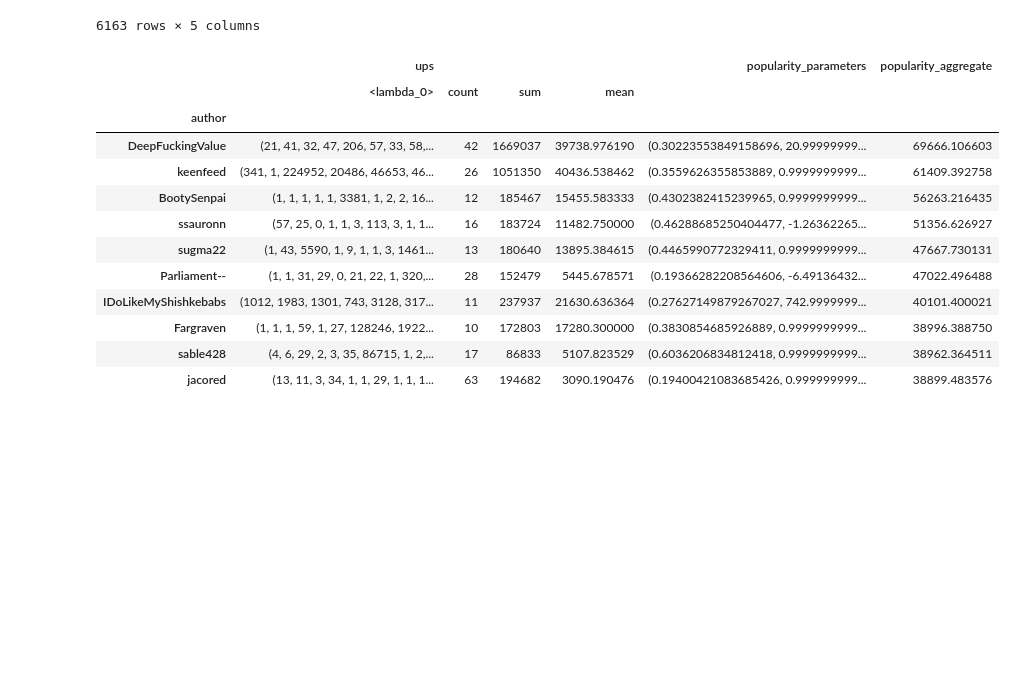
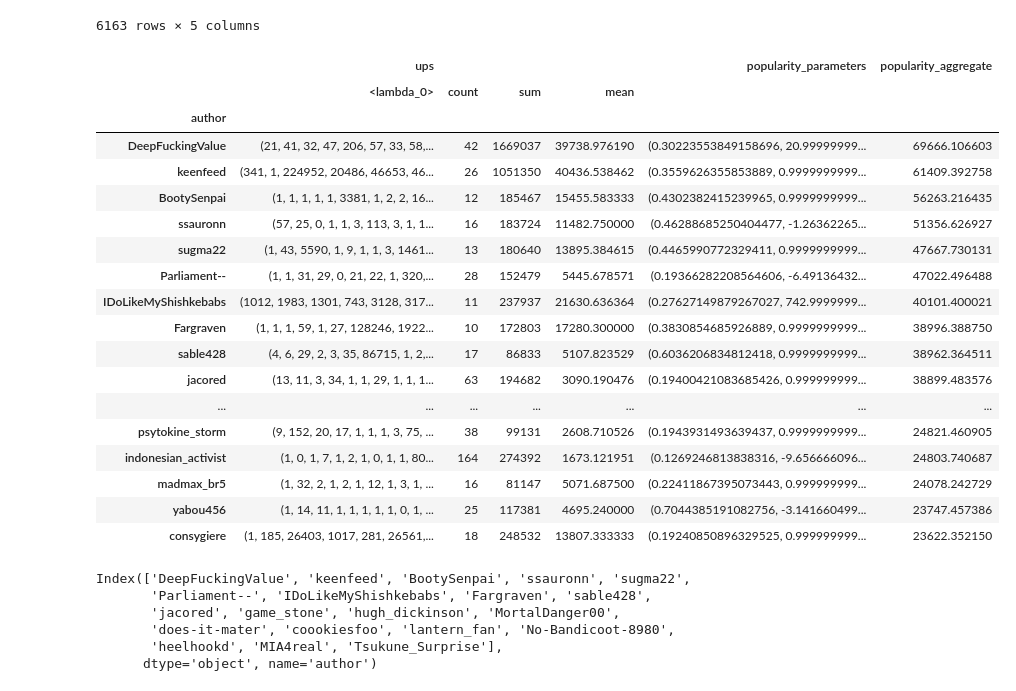
Before and after one commit to ElleNajt/ErdosInstitute-SIG_Project, a Jupyter notebook: Feature_Design/author_popularity.ipynb, the cells around one changed output. Saved outputs shown, nothing was run; the diff lists cells and outputs as text; code cells hidden in the pictures; blank space fills up the shorter version.

```diff
--- a/Feature_Design/author_popularity.ipynb
+++ b/Feature_Design/author_popularity.ipynb
@@ -66,18 +65,33 @@ def convert_to_mean( params):
 
 author_df['popularity_aggregate'] = author_df['popularity_parameters'].apply(convert_to_mean)
 # %%
-author_df.sort_values(by = 'popularity_aggregate', ascending = False).head(10)
+author_df.sort_values(by = 'popularity_aggregate', ascending = False).head(25)
 # %% [output]
 |  | ups |  |  |  | popularity_parameters | popularity_aggregate |
 |  | <lambda_0> | count | sum | mean |  |  |
 | author |  |  |  |  |  |  |
 | DeepFuckingValue | (21, 41, 32, 47, 206, 57, 33, 58,... | 42 | 1669037 | 39738.976190 | (0.30223553849158696, 20.99999999... | 69666.106603 |
 | keenfeed | (341, 1, 224952, 20486, 46653, 46... | 26 | 1051350 | 40436.538462 | (0.3559626355853889, 0.9999999999... | 61409.392758 |
 | BootySenpai | (1, 1, 1, 1, 1, 3381, 1, 2, 2, 16... | 12 | 185467 | 15455.583333 | (0.4302382415239965, 0.9999999999... | 56263.216435 |
 | ssauronn | (57, 25, 0, 1, 1, 3, 113, 3, 1, 1... | 16 | 183724 | 11482.750000 | (0.46288685250404477, -1.26362265... | 51356.626927 |
 | sugma22 | (1, 43, 5590, 1, 9, 1, 1, 3, 1461... | 13 | 180640 | 13895.384615 | (0.4465990772329411, 0.9999999999... | 47667.730131 |
 | Parliament-- | (1, 1, 31, 29, 0, 21, 22, 1, 320,... | 28 | 152479 | 5445.678571 | (0.19366282208564606, -6.49136432... | 47022.496488 |
 | IDoLikeMyShishkebabs | (1012, 1983, 1301, 743, 3128, 317... | 11 | 237937 | 21630.636364 | (0.27627149879267027, 742.9999999... | 40101.400021 |
 | Fargraven | (1, 1, 1, 59, 1, 27, 128246, 1922... | 10 | 172803 | 17280.300000 | (0.3830854685926889, 0.9999999999... | 38996.388750 |
 | sable428 | (4, 6, 29, 2, 3, 35, 86715, 1, 2,... | 17 | 86833 | 5107.823529 | (0.6036206834812418, 0.9999999999... | 38962.364511 |
 | jacored | (13, 11, 3, 34, 1, 1, 29, 1, 1, 1... | 63 | 194682 | 3090.190476 | (0.19400421083685426, 0.999999999... | 38899.483576 |
+| ... | ... | ... | ... | ... | ... | ... |
+| psytokine_storm | (9, 152, 20, 17, 1, 1, 1, 3, 75, ... | 38 | 99131 | 2608.710526 | (0.1943931493639437, 0.9999999999... | 24821.460905 |
+| indonesian_activist | (1, 0, 1, 7, 1, 2, 1, 0, 1, 1, 80... | 164 | 274392 | 1673.121951 | (0.1269246813838316, -9.656666096... | 24803.740687 |
+| madmax_br5 | (1, 32, 2, 1, 2, 1, 12, 1, 3, 1, ... | 16 | 81147 | 5071.687500 | (0.22411867395073443, 0.999999999... | 24078.242729 |
+| yabou456 | (1, 14, 11, 1, 1, 1, 1, 1, 0, 1, ... | 25 | 117381 | 4695.240000 | (0.7044385191082756, -3.141660499... | 23747.457386 |
+| consygiere | (1, 185, 26403, 1017, 281, 26561,... | 18 | 248532 | 13807.333333 | (0.19240850896329525, 0.999999999... | 23622.352150 |
+# %%
+author_df.sort_values(by = 'popularity_aggregate', ascending = False).index[:20]
+# %% [output]
+Index(['DeepFuckingValue', 'keenfeed', 'BootySenpai', 'ssauronn', 'sugma22',
+       'Parliament--', 'IDoLikeMyShishkebabs', 'Fargraven', 'sable428',
+       'jacored', 'game_stone', 'hugh_dickinson', 'MortalDanger00',
+       'does-it-mater', 'coookiesfoo', 'lantern_fan', 'No-Bandicoot-8980',
+       'heelhookd', 'MIA4real', 'Tsukune_Surprise'],
+      dtype='object', name='author')
```
Also changed, not shown: parts of 6 cells of this notebook.
